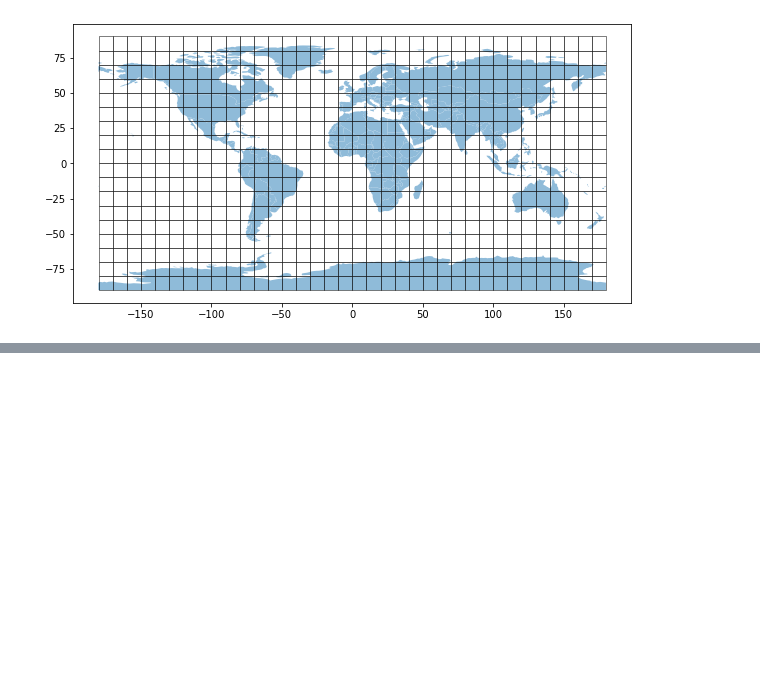
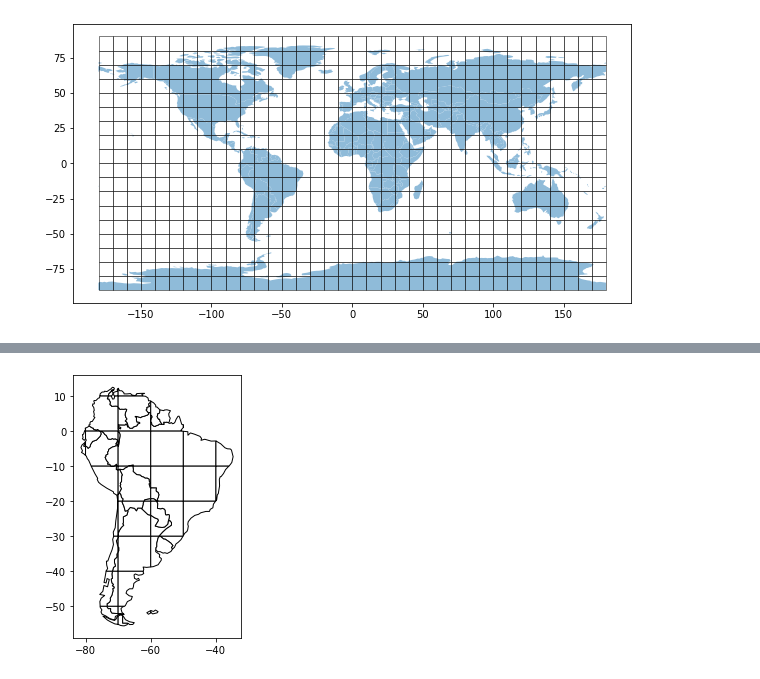
Before and after one commit to sebastianhohmann/geopandas_examples, a Jupyter notebook: _04_common_recipes_reatures.ipynb, the cells around one changed output, grey strips where cells are left out. Saved outputs shown, nothing was run; the diff lists cells and outputs as text; code cells hidden in the pictures; blank space fills up the shorter version.

```diff
--- a/_04_common_recipes_reatures.ipynb
+++ b/_04_common_recipes_reatures.ipynb
@@ -81,0 +96,9 @@ plt.show()
+# %%
+sa = world[world.continent == 'South America']
+sa_grid_int = gpd.overlay(grid, sa, how='intersection')
+# %%
+f, ax = plt.subplots(1,1, figsize=(3, 5))
+sa_grid_int.plot(color='white', edgecolor='black', ax=ax)
+plt.show()
+# %% [output]
+[figure, added]
```
Also changed, not shown: parts of 7 cells of this notebook.
